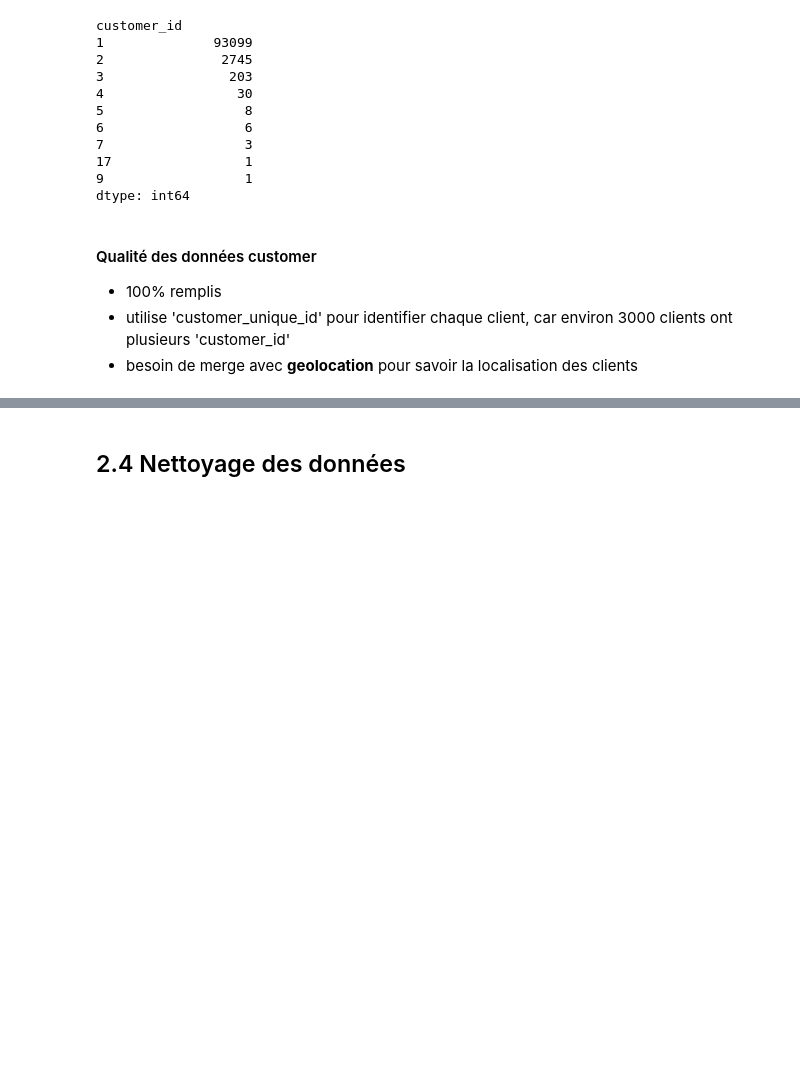
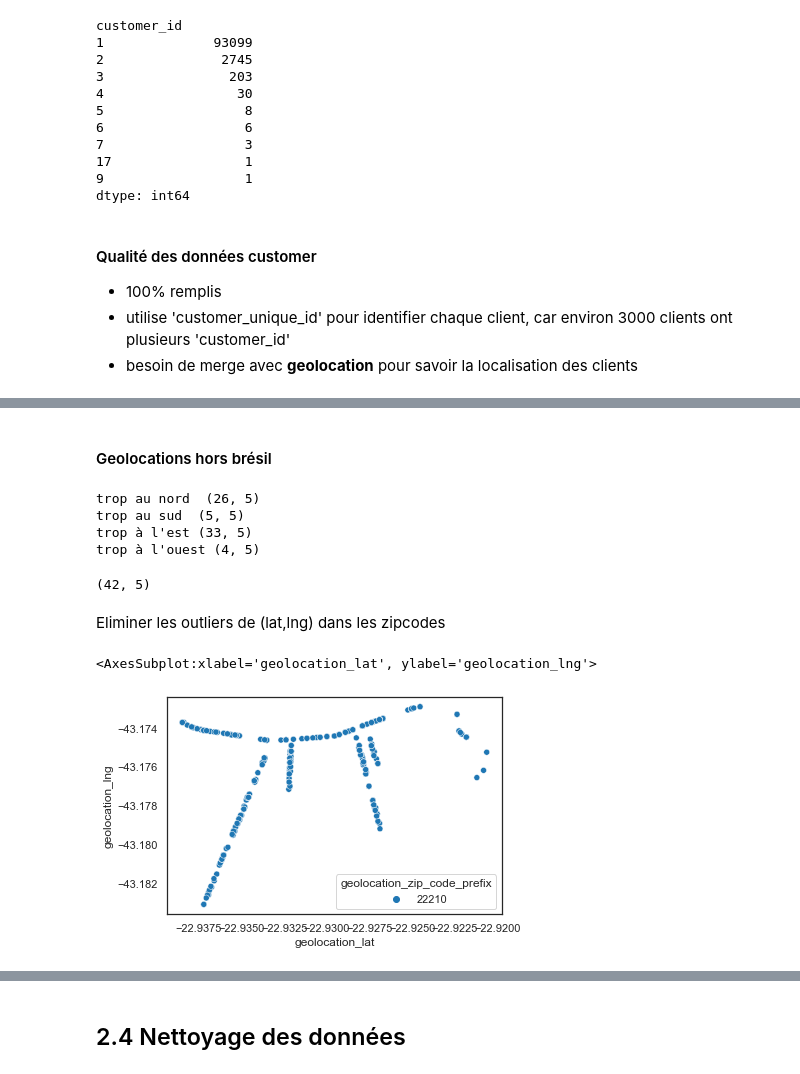
Before and after one commit to mrcreasey/oc-ds-p5-unsupervised-clustering, a Jupyter notebook: P5_01_analyse.ipynb, the cells around one changed output, grey strips where cells are left out. Cells and saved outputs as stored; diff of their text form; code cells hidden in the pictures; blank space fills up the shorter version.

```diff
--- a/P5_01_analyse.ipynb
+++ b/P5_01_analyse.ipynb
@@ -288,0 +316,34 @@ dtype: int64
+# %% [markdown]
+#### Geolocations hors brésil
+# %%
+print('trop au nord ', geolocation[geolocation['geolocation_lat'] > 5.3].shape)
+print('trop au sud ',
+      geolocation[geolocation['geolocation_lat'] < -33.75].shape)
+print("trop à l'est",
+      geolocation[geolocation['geolocation_lng'] > -34.7].shape)
+print("trop à l'ouest",
+      geolocation[geolocation['geolocation_lng'] < -74].shape)
+
+mask_lat = (geolocation['geolocation_lat'] > 5.3) | (
+    geolocation['geolocation_lat'] < -33.75)
+mask_lng = (geolocation['geolocation_lng'] > -
+            34.7) | (geolocation['geolocation_lng'] < -74)
+hors_bresil = geolocation[mask_lat | mask_lng]
+hors_bresil.shape
+# %% [output]
+trop au nord  (26, 5)
+trop au sud  (5, 5)
+trop à l'est (33, 5)
+trop à l'ouest (4, 5)
+(42, 5)
+# %% [markdown]
+Eliminer les outliers de (lat,lng) dans les zipcodes
+# %%
+geolocation['geolocation_zip_code_prefix'] = geolocation['geolocation_zip_code_prefix'].astype(
+    str)
+flamengo = geolocation[geolocation['geolocation_zip_code_prefix'] == "22210"]
+sns.scatterplot(data=flamengo, x='geolocation_lat',
+                y='geolocation_lng', hue='geolocation_zip_code_prefix')
+# %% [output]
+<AxesSubplot:xlabel='geolocation_lat', ylabel='geolocation_lng'>
+[figure, added]
```
Also changed, not shown: parts of 11 cells of this notebook.
